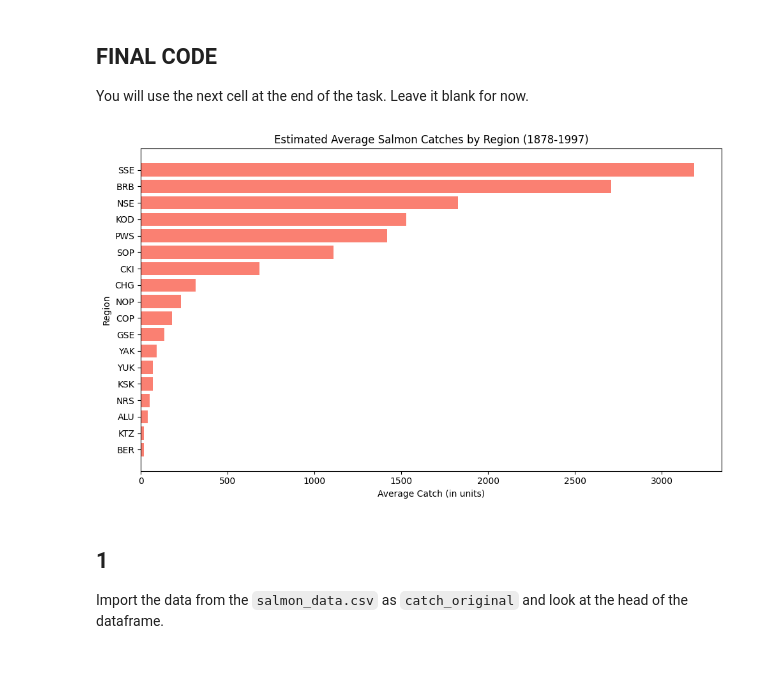
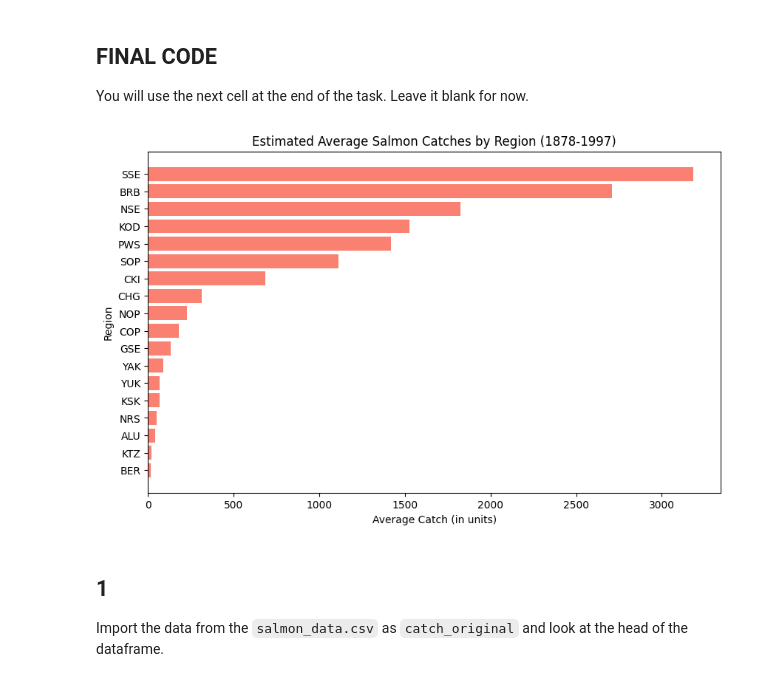
Before and after one commit to maxwellpatt/eds220-hwk-2, a Jupyter notebook: hwk2-task3-salmon.ipynb, the cells around one changed output. Cells and saved outputs as stored; diff of their text form; code cells hidden in the pictures.

```diff
--- a/hwk2-task3-salmon.ipynb
+++ b/hwk2-task3-salmon.ipynb
@@ -73,35 +73,34 @@ issues = catch_original[catch_original['Catch'] == 'I']
 catch_original.loc[catch_original['Catch'] == 'I', 'Catch'] = '1'
 
 # make sure row has been updated
 updated_rows = catch_original[catch_original['Catch'] == 'I']
 # print(updated_rows)
 
 # update Catch column to be int64
 catch_original['Catch'] = catch_original['Catch'].astype('int64')
 
 # check types
 # print(catch_data.dtypes)
 
 # create new df with average catch per region
 average_catch_per_region = catch_original.groupby('Region')['Catch'].mean().reset_index()
 
 # sort the dataframe by the 'Catch' column
 average_catch_per_region = average_catch_per_region.sort_values(by='Catch', ascending=True)
 
 # plot data
 plt.figure(figsize=(10, 6))
 plt.barh(average_catch_per_region['Region'], average_catch_per_region['Catch'], color='salmon')
 
 # add labels
 plt.title('Estimated Average Salmon Catches by Region (1878-1997)')
 plt.xlabel('Average Catch (in units)')
 plt.ylabel('Region')
 
 # display
-plt.tight_layout()
 plt.show()
 # %% [output]
-[figure, old version]
+[figure, new version]
 # %% [markdown]
 ## 1
 
```
Also changed, not shown: parts of 2 cells of this notebook.
